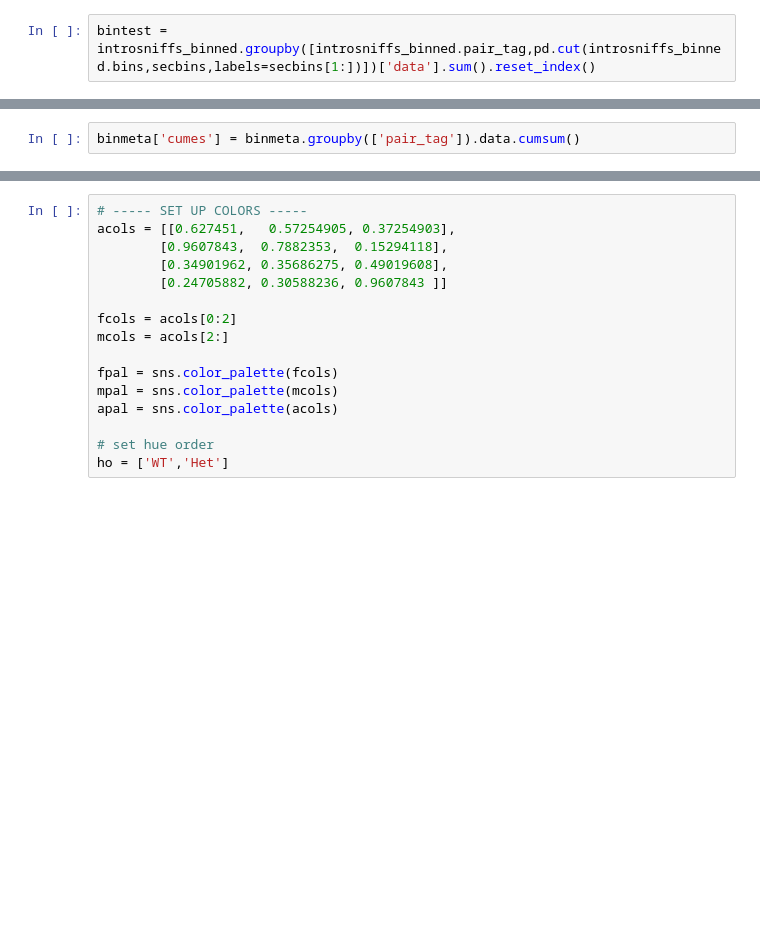
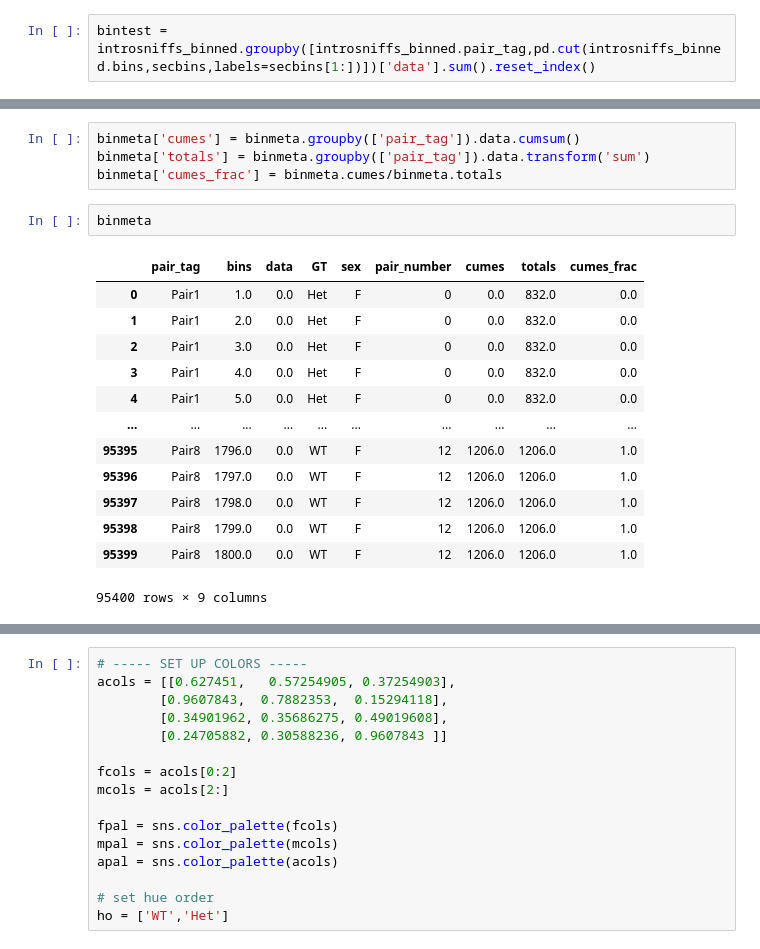
Before and after one commit to nhoglen/scn2a-paper-GWJSNH-code, a Jupyter notebook: 240811_pipeline_plottingCDFs.ipynb, the cells around one changed output, grey strips where cells are left out. Saved outputs shown, nothing was run; the diff lists cells and outputs as text; blank space fills up the shorter version.

```diff
--- a/240811_pipeline_plottingCDFs.ipynb
+++ b/240811_pipeline_plottingCDFs.ipynb
@@ -509,5 +577,23 @@ binmeta = pd.merge(bintest,metatab,on='pair_tag',how='outer')
 # %%
 binmeta['cumes'] = binmeta.groupby(['pair_tag']).data.cumsum()
+binmeta['totals'] = binmeta.groupby(['pair_tag']).data.transform('sum')
+binmeta['cumes_frac'] = binmeta.cumes/binmeta.totals
+# %%
+binmeta
+# %% [output]
+|  | pair_tag | bins | data | GT | sex | pair_number | cumes | totals | cumes_frac |
+| 0 | Pair1 | 1.0 | 0.0 | Het | F | 0 | 0.0 | 832.0 | 0.0 |
+| 1 | Pair1 | 2.0 | 0.0 | Het | F | 0 | 0.0 | 832.0 | 0.0 |
+| 2 | Pair1 | 3.0 | 0.0 | Het | F | 0 | 0.0 | 832.0 | 0.0 |
+| 3 | Pair1 | 4.0 | 0.0 | Het | F | 0 | 0.0 | 832.0 | 0.0 |
+| 4 | Pair1 | 5.0 | 0.0 | Het | F | 0 | 0.0 | 832.0 | 0.0 |
+| ... | ... | ... | ... | ... | ... | ... | ... | ... | ... |
+| 95395 | Pair8 | 1796.0 | 0.0 | WT | F | 12 | 1206.0 | 1206.0 | 1.0 |
+| 95396 | Pair8 | 1797.0 | 0.0 | WT | F | 12 | 1206.0 | 1206.0 | 1.0 |
+| 95397 | Pair8 | 1798.0 | 0.0 | WT | F | 12 | 1206.0 | 1206.0 | 1.0 |
+| 95398 | Pair8 | 1799.0 | 0.0 | WT | F | 12 | 1206.0 | 1206.0 | 1.0 |
+| 95399 | Pair8 | 1800.0 | 0.0 | WT | F | 12 | 1206.0 | 1206.0 | 1.0 |
+95400 rows × 9 columns
 # %%
 ax0 = sns.lineplot(
         data=binmeta[binmeta.sex=='M'],
```
Also changed, not shown: parts of 15 cells of this notebook.
